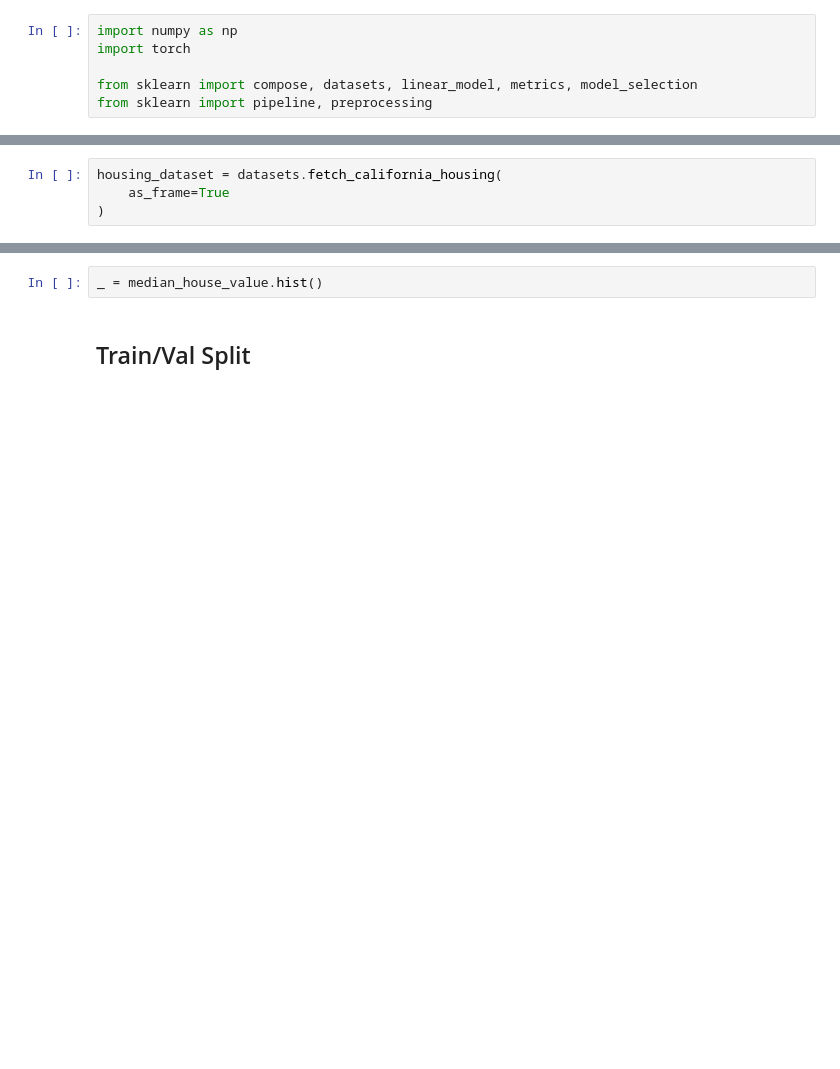
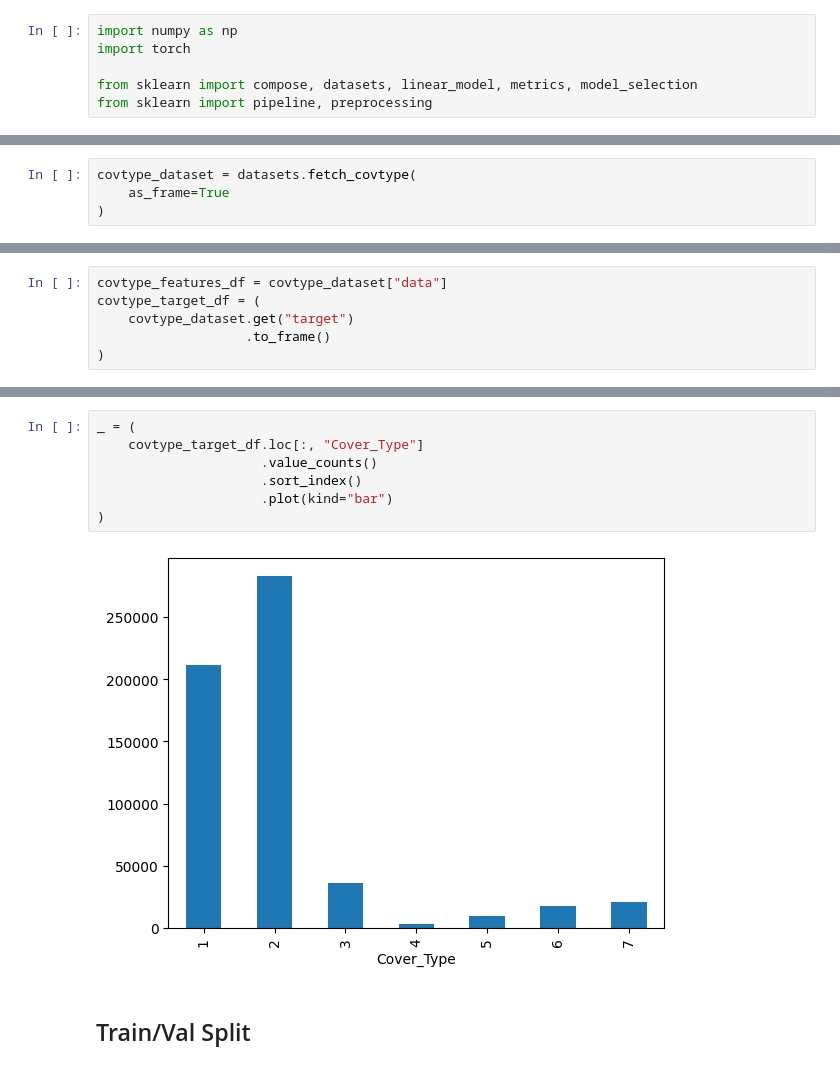
Before and after one commit to davidrpugh/introduction-to-deep-learning, a Jupyter notebook: notebooks/01a-logistic-regression-from-scratch-with-pytorch.ipynb, the cells around one changed output, grey strips where cells are left out. Cells and saved outputs as stored; diff of their text form; blank space fills up the shorter version.

```diff
--- a/notebooks/01a-logistic-regression-from-scratch-with-pytorch.ipynb
+++ b/notebooks/01a-logistic-regression-from-scratch-with-pytorch.ipynb
@@ -11,5 +11,5 @@ from sklearn import pipeline, preprocessing
 # %%
-housing_dataset = datasets.fetch_california_housing(
+covtype_dataset = datasets.fetch_covtype(
     as_frame=True
 )
 # %%
@@ -20 +35,7 @@ median_house_value = housing_dataset["target"]
+# %%
+covtype_features_df = covtype_dataset["data"]
+covtype_target_df = (
+    covtype_dataset.get("target")
+                   .to_frame()
+)
 # %%
@@ -22,5 +61,12 @@ housing_features_df.info()
-# %%
-_ = median_house_value.hist()
+# %%
+_ = (
+    covtype_target_df.loc[:, "Cover_Type"]
+                     .value_counts()
+                     .sort_index()
+                     .plot(kind="bar")
+)
+# %% [output]
+[figure, added]
 # %% [markdown]
 ## Train/Val Split
 # %%
```
Also changed, not shown: parts of 45 cells of this notebook.
